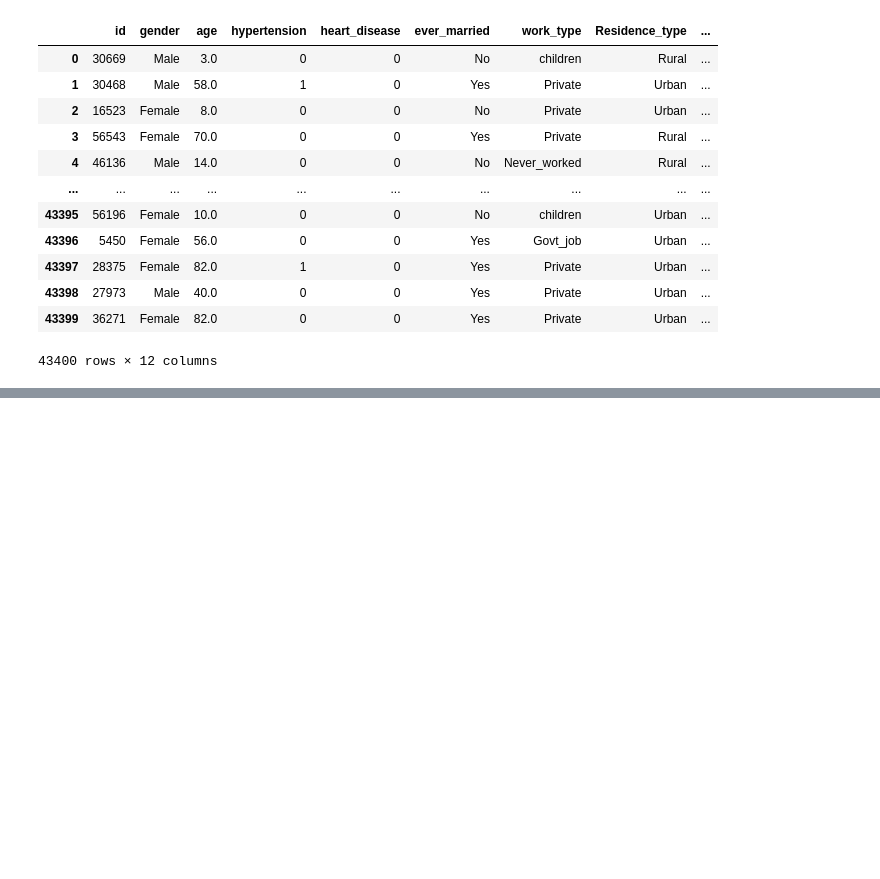
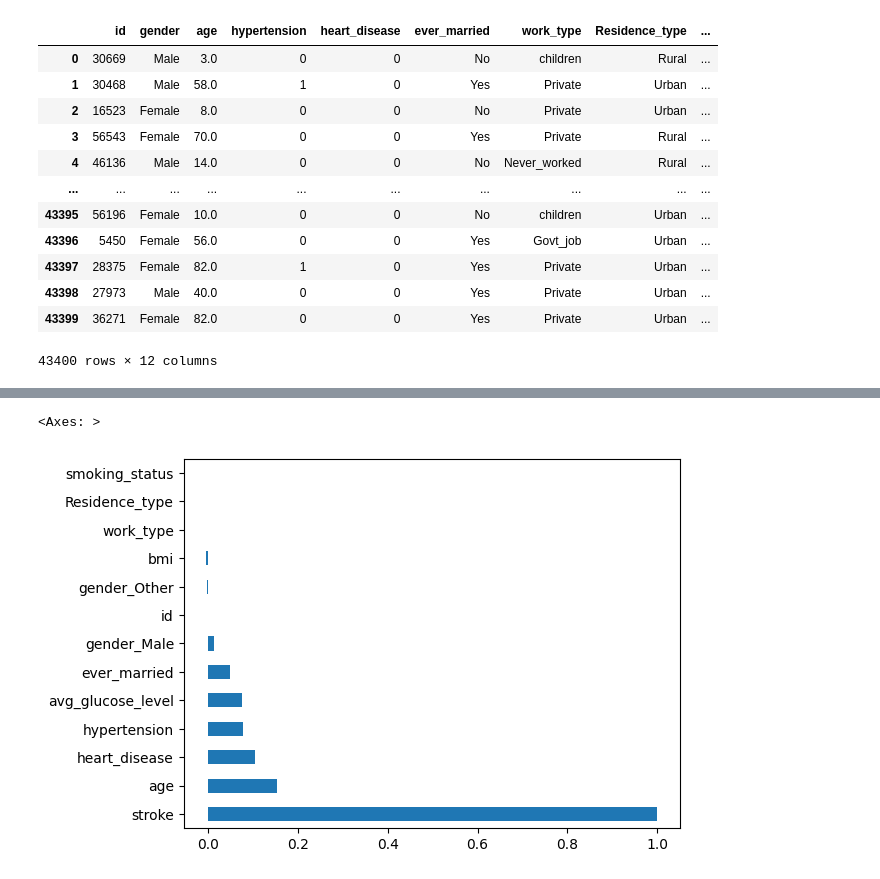
Before and after one commit to Shahedur23036883/Cerebral-Stroke-Prediction, a Jupyter notebook: cerebral_stroke_prediction.ipynb, the cells around one changed output, grey strips where cells are left out. Saved outputs shown, nothing was run; the diff lists cells and outputs as text; code cells hidden in the pictures; blank space fills up the shorter version.

```diff
--- a/cerebral_stroke_prediction.ipynb
+++ b/cerebral_stroke_prediction.ipynb
@@ -94,0 +304,5 @@ plt.show()
+# %%
+df.corr()['stroke'].sort_values(ascending=False).plot(kind='barh')
+# %% [output]
+<Axes: >
+[figure, added]
```
Also changed, not shown: parts of 33 cells of this notebook.
